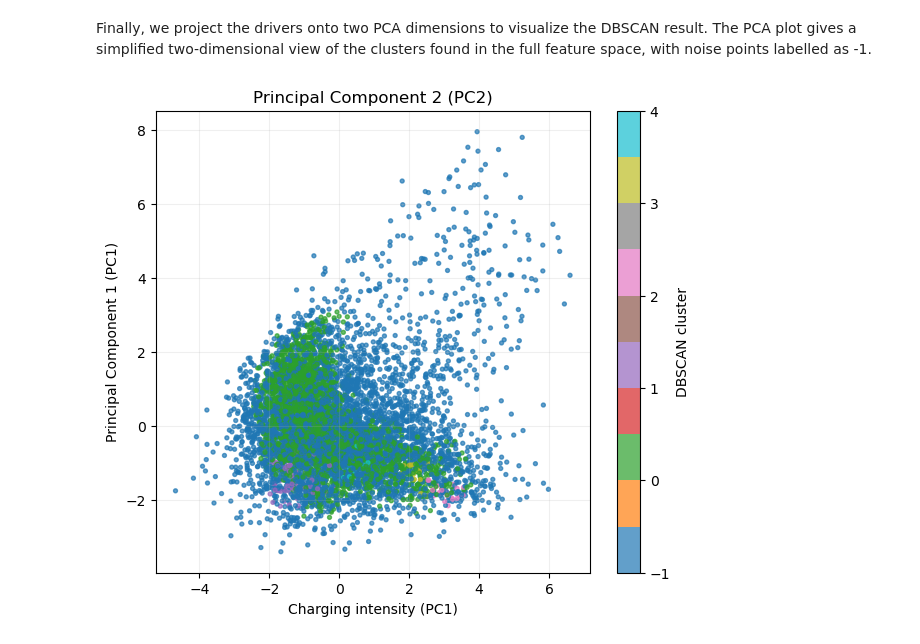
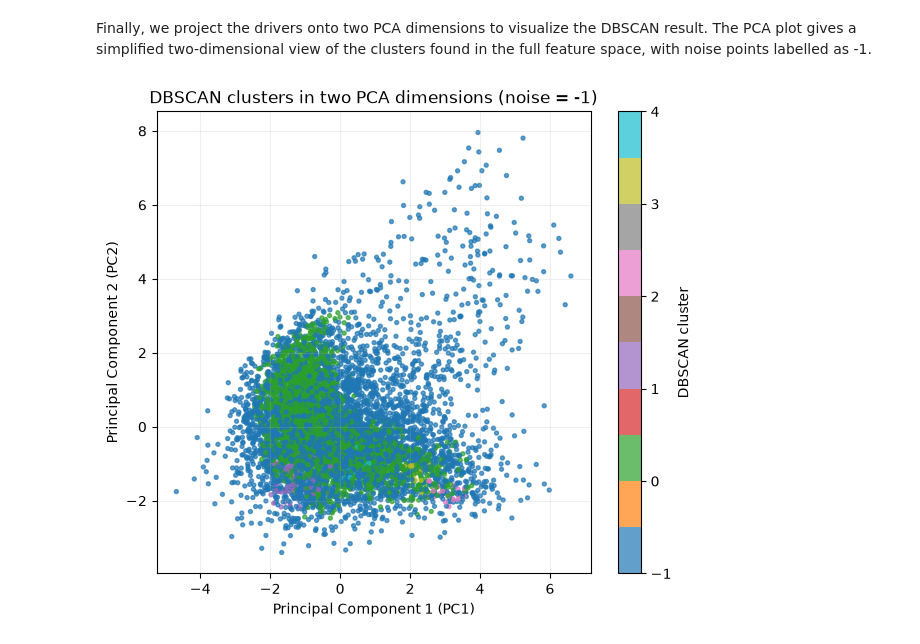
Before and after one commit to dumitritamacarenco/Introduction-to-Business-Analytics---Project-, a Jupyter notebook: ev_charging_palo_alto.ipynb, the cells around one changed output. Drawn from its saved outputs; the diff is of its cells as text; code cells hidden in the pictures.

```diff
--- a/ev_charging_palo_alto.ipynb
+++ b/ev_charging_palo_alto.ipynb
@@ -1412,14 +1394,14 @@ Finally, we project the drivers onto two PCA dimensions to visualize the DBSCAN
 # %%
 pca = PCA(n_components=2, random_state=42)
 pca_2d = pca.fit_transform(X_scaled)
 
 plt.figure(figsize=(7, 6))
 sc = plt.scatter(pca_2d[:, 0], pca_2d[:, 1], c=db_labels, s=8, alpha=0.7, cmap="tab10")
-plt.xlabel("Charging intensity (PC1)")
-plt.ylabel("Principal Component 1 (PC1)")
-plt.title("Principal Component 2 (PC2)")
+plt.xlabel("Principal Component 1 (PC1)")
+plt.ylabel("Principal Component 2 (PC2)")
+plt.title("DBSCAN clusters in two PCA dimensions (noise = -1)")
 plt.grid(alpha=0.2)
 plt.colorbar(sc, label="DBSCAN cluster")
 plt.show()
 # %% [output]
-[figure, old version]
+[figure, new version]
```
Also changed, not shown: parts of 10 cells of this notebook.
